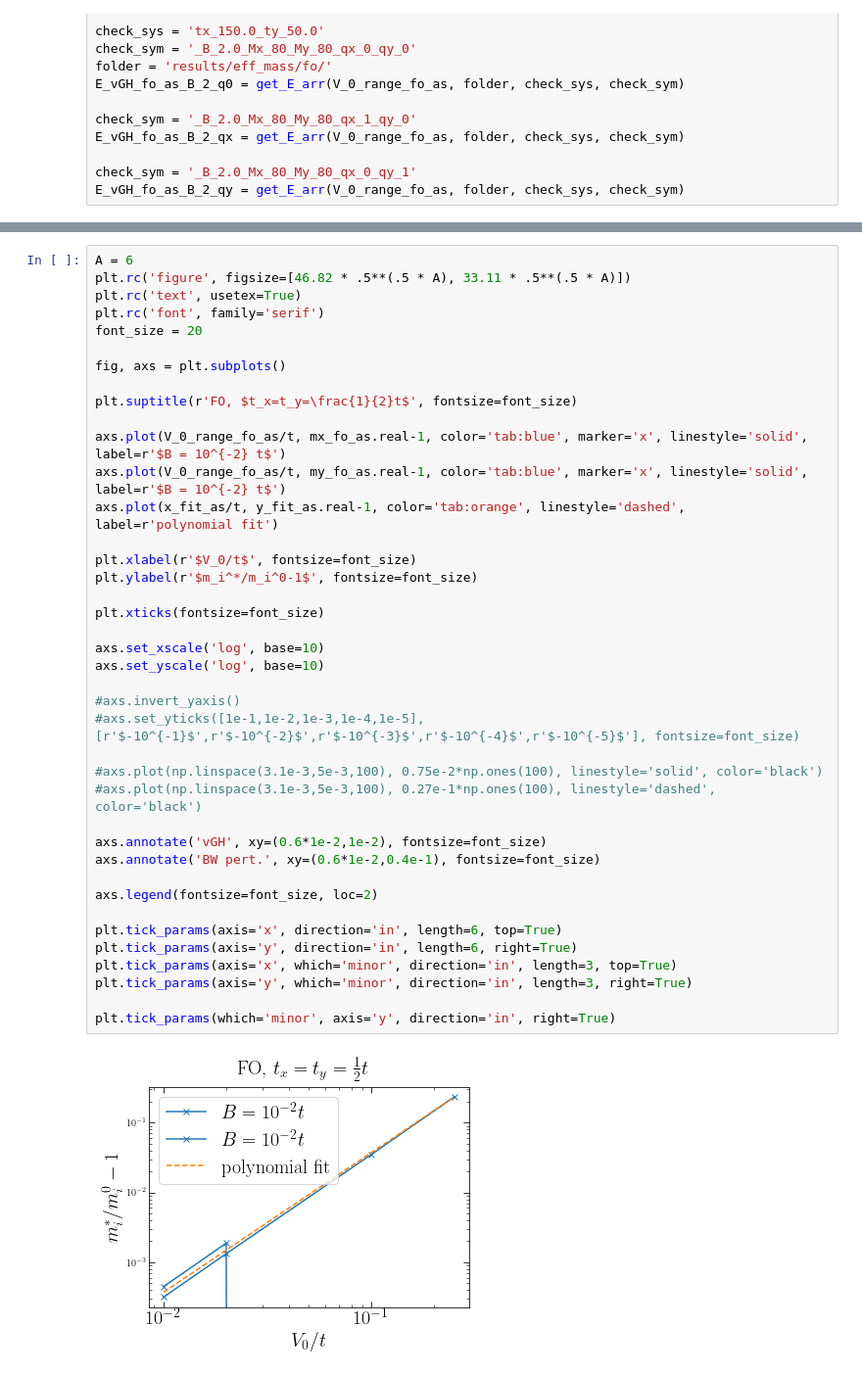
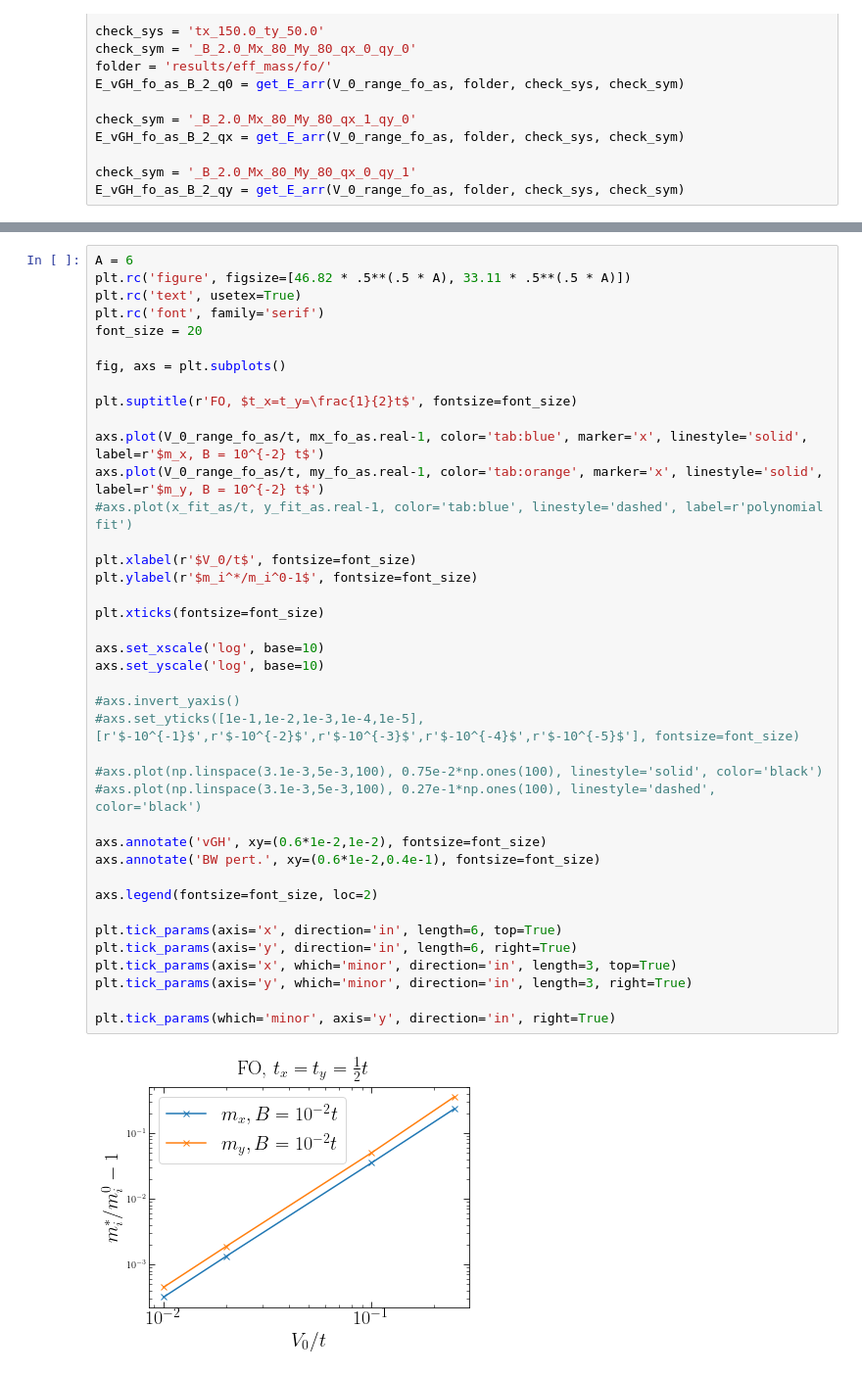
Before and after one commit to Progklui/rotor_lattice_models, a Jupyter notebook: eff_mass.ipynb, the cells around one changed output, grey strips where cells are left out. Shown at 98% size. Drawn from its saved outputs; the diff is of its cells as text.

```diff
--- a/eff_mass.ipynb
+++ b/eff_mass.ipynb
@@ -464,34 +464,34 @@ fig, axs = plt.subplots()
 
 plt.suptitle(r'FO, $t_x=t_y=\frac{1}{2}t$', fontsize=font_size)
 
-axs.plot(V_0_range_fo_as/t, mx_fo_as.real-1, color='tab:blue', marker='x', linestyle='solid', label=r'$B = 10^{-2} t$')
-axs.plot(V_0_range_fo_as/t, my_fo_as.real-1, color='tab:blue', marker='x', linestyle='solid', label=r'$B = 10^{-2} t$')
-axs.plot(x_fit_as/t, y_fit_as.real-1, color='tab:orange', linestyle='dashed', label=r'polynomial fit')
+axs.plot(V_0_range_fo_as/t, mx_fo_as.real-1, color='tab:blue', marker='x', linestyle='solid', label=r'$m_x, B = 10^{-2} t$')
+axs.plot(V_0_range_fo_as/t, my_fo_as.real-1, color='tab:orange', marker='x', linestyle='solid', label=r'$m_y, B = 10^{-2} t$')
+#axs.plot(x_fit_as/t, y_fit_as.real-1, color='tab:blue', linestyle='dashed', label=r'polynomial fit')
 
 plt.xlabel(r'$V_0/t$', fontsize=font_size)
 plt.ylabel(r'$m_i^*/m_i^0-1$', fontsize=font_size)
 
 plt.xticks(fontsize=font_size)
 
 axs.set_xscale('log', base=10)
 axs.set_yscale('log', base=10)
 
 #axs.invert_yaxis()
 #axs.set_yticks([1e-1,1e-2,1e-3,1e-4,1e-5],[r'$-10^{-1}$',r'$-10^{-2}$',r'$-10^{-3}$',r'$-10^{-4}$',r'$-10^{-5}$'], fontsize=font_size)
 
 #axs.plot(np.linspace(3.1e-3,5e-3,100), 0.75e-2*np.ones(100), linestyle='solid', color='black')
 #axs.plot(np.linspace(3.1e-3,5e-3,100), 0.27e-1*np.ones(100), linestyle='dashed', color='black')
 
 axs.annotate('vGH', xy=(0.6*1e-2,1e-2), fontsize=font_size)
 axs.annotate('BW pert.', xy=(0.6*1e-2,0.4e-1), fontsize=font_size)
 
 axs.legend(fontsize=font_size, loc=2)
 
 plt.tick_params(axis='x', direction='in', length=6, top=True)
 plt.tick_params(axis='y', direction='in', length=6, right=True)
 plt.tick_params(axis='x', which='minor', direction='in', length=3, top=True)
 plt.tick_params(axis='y', which='minor', direction='in', length=3, right=True)
 
 plt.tick_params(which='minor', axis='y', direction='in', right=True)
 # %% [output]
-[figure, old version]
+[figure, new version]
```
Also changed, not shown: parts of 1 cell of this notebook, 2 other files.
